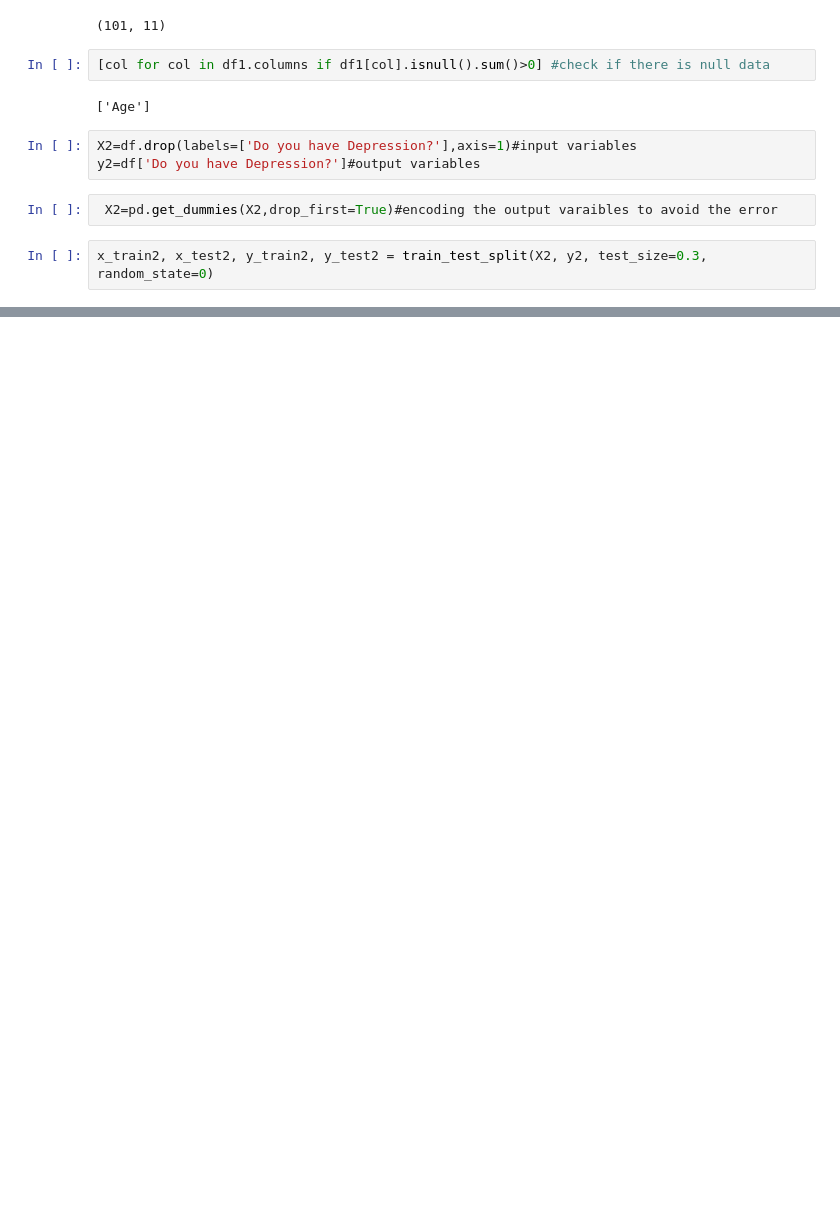
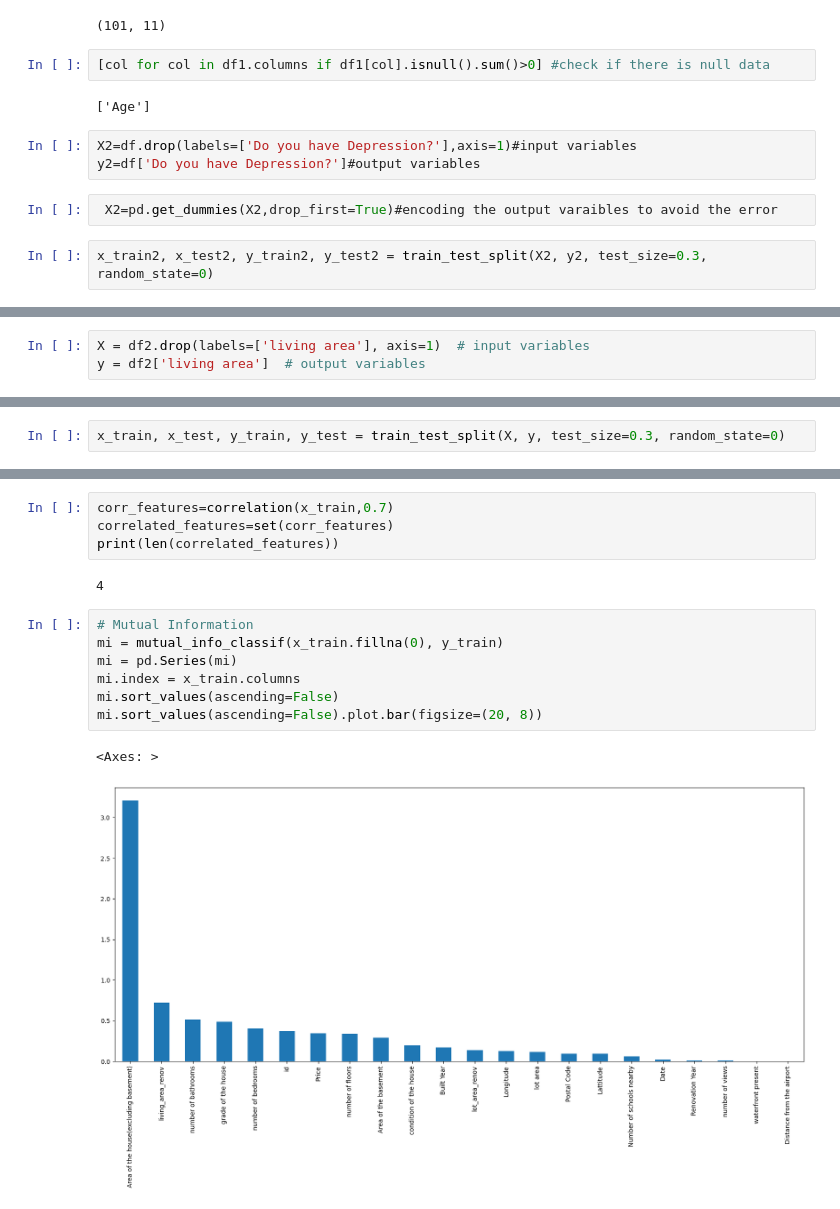
Before and after one commit to priyanka0178885547/ML-LAB, a Jupyter notebook: Week2.ipynb, the cells around one changed output, grey strips where cells are left out. Cells and saved outputs as stored; diff of their text form; blank space fills up the shorter version.

```diff
--- a/Week2.ipynb
+++ b/Week2.ipynb
@@ -147,0 +200,3 @@ sns.heatmap(corrmat)
+# %%
+X = df2.drop(labels=['living area'], axis=1)  # input variables
+y = df2['living area']  # output variables
@@ -147,0 +232,2 @@ sns.heatmap(corrmat)
+# %%
+x_train, x_test, y_train, y_test = train_test_split(X, y, test_size=0.3, random_state=0)
@@ -147,0 +260,16 @@ sns.heatmap(corrmat)
+# %%
+corr_features=correlation(x_train,0.7)
+correlated_features=set(corr_features)
+print(len(correlated_features))
+# %% [output]
+4
+# %%
+# Mutual Information
+mi = mutual_info_classif(x_train.fillna(0), y_train)
+mi = pd.Series(mi)
+mi.index = x_train.columns
+mi.sort_values(ascending=False)
+mi.sort_values(ascending=False).plot.bar(figsize=(20, 8))
+# %% [output]
+<Axes: >
+[figure, added]
```
Also changed, not shown: parts of 62 cells of this notebook.
